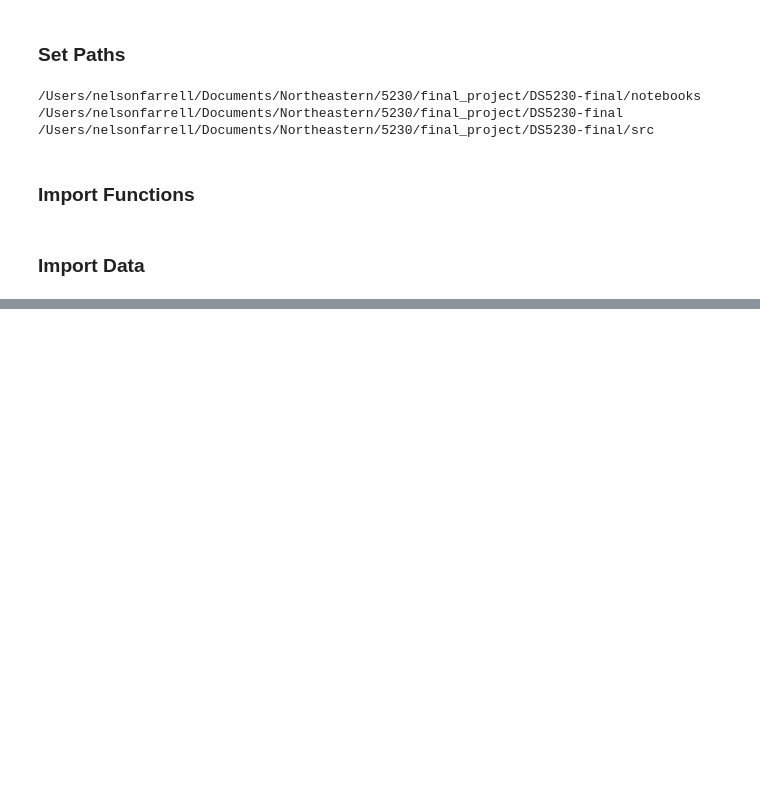
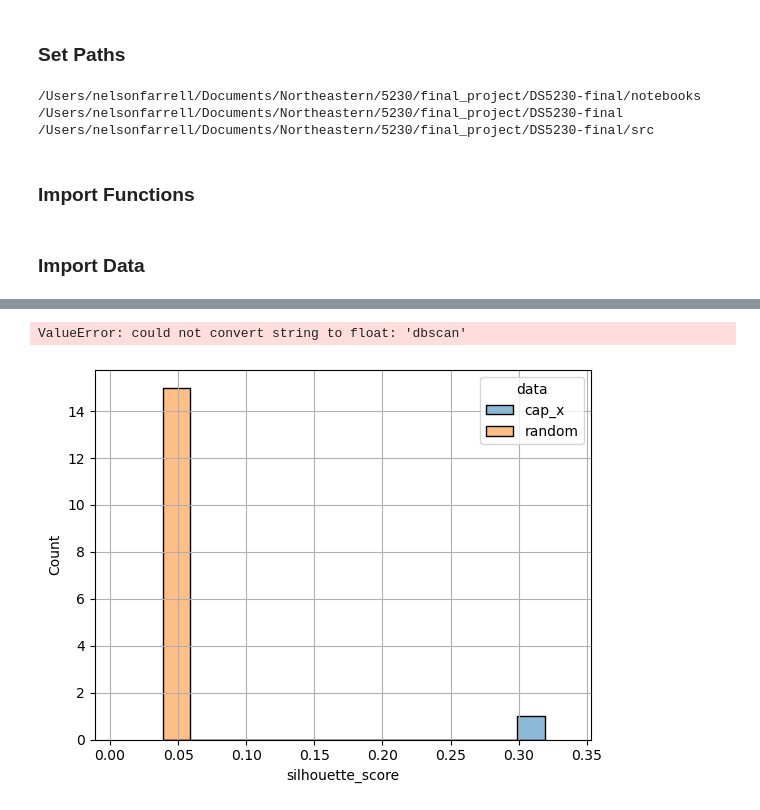
Before and after one commit to mmkke/DS5230_clustering_project, a Jupyter notebook: notebooks/ds5230_afd.ipynb, the cells around one changed output, grey strips where cells are left out. Saved outputs shown, nothing was run; the diff lists cells and outputs as text; code cells hidden in the pictures; blank space fills up the shorter version.

```diff
--- a/notebooks/ds5230_afd.ipynb
+++ b/notebooks/ds5230_afd.ipynb
@@ -52,6 +54,3 @@ import afd_utils
 import cluster_utils
 # %% [markdown]
 ### Import Data
-# %%
-cap_x_file =  '/curated/trans_data_design.csv'
-cap_x = pd.read_csv(PATH_TO_DATA_FOLDER + cap_x_file)
@@ -61,0 +94,28 @@ sil =
+# %%
+# create results list
+results_list = []
+
+# get sil score of cap_x
+silhouette_score_cap_x = afd_utils.cluster_kmeans(cap_x)
+results_list.append({'data': 'cap_x', 'silhouette_score': silhouette_score_cap_x})
+
+# generate and cluster random data
+for i in range(15):
+    random_data = afd_utils.get_randomly_distributed_data(cap_x, seed = i)
+    silhouette_score_random = afd_utils.cluster_kmeans(random_data)
+    results_list.append({'data': 'random', 'silhouette_score': silhouette_score_random})
+
+# convert to results frame
+results_df = pd.DataFrame(results_list)
+print(results_df)
+# %% [output]
+ValueError: could not convert string to float: 'dbscan'
+# %%
+sns.histplot(data=results_df, x = 'silhouette_score', hue = 'data', binwidth = 0.02)
+sil_max = results_df['silhouette_score'].max()
+sil_min = results_df['silhouette_score'].min()
+plt.xlim([sil_min - .05, sil_max + 0.05])
+plt.grid()
+plt.show()
+# %% [output]
+[figure, added]
```
Also changed, not shown: parts of 7 cells of this notebook, 2 other files.
